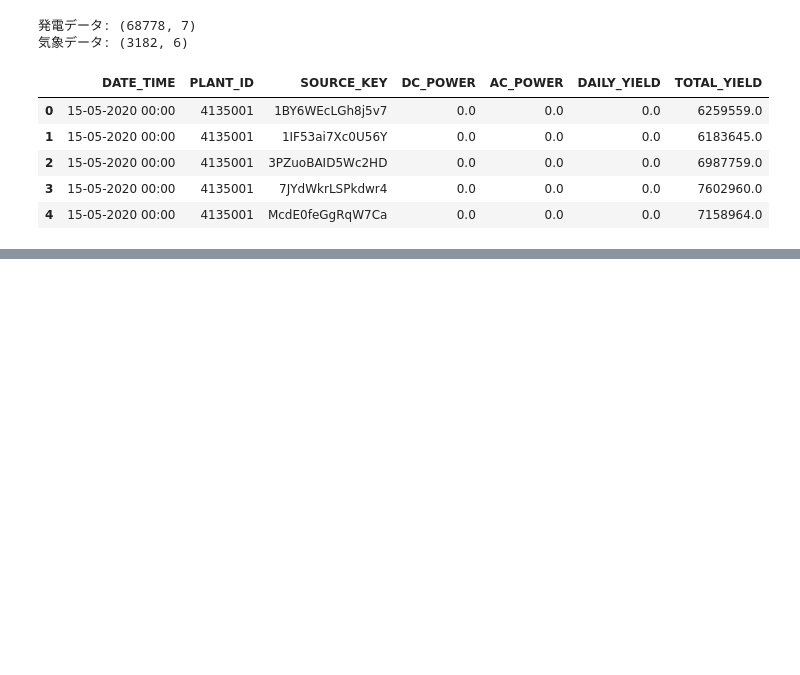
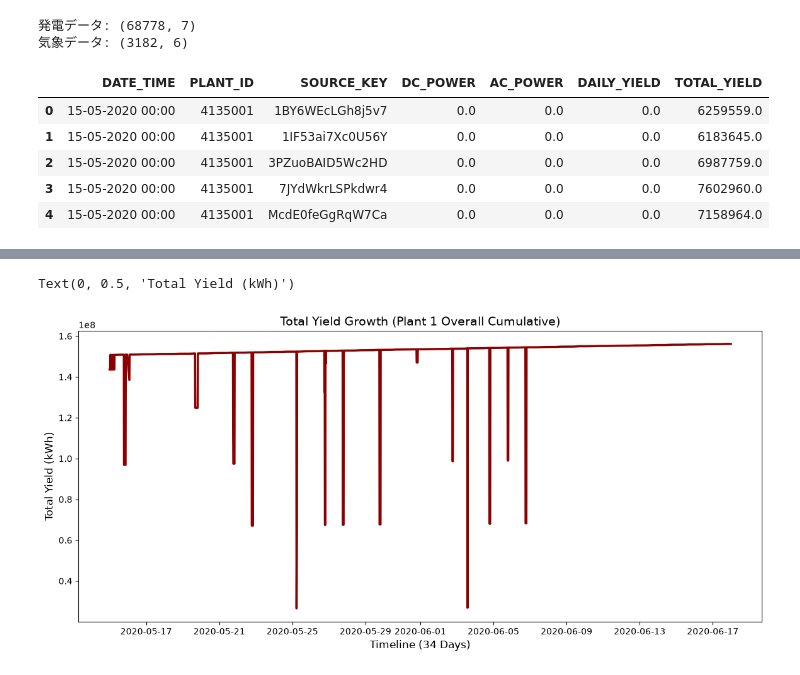
Before and after one commit to tateshita1908/solar-power-forecasting-system, a Jupyter notebook: notebooks/01_equipment_fault_detection.ipynb, the cells around one changed output, grey strips where cells are left out. Drawn from its saved outputs; the diff is of its cells as text; code cells hidden in the pictures; blank space fills up the shorter version.

```diff
--- a/notebooks/01_equipment_fault_detection.ipynb
+++ b/notebooks/01_equipment_fault_detection.ipynb
@@ -22,0 +132,14 @@ gen_df.head()
+# %%
+# 1. 時間ごとに、全インバーターのTOTAL_YIELDを合計して発電所全体の累積にする
+total_yield_trend = plant1_gen_df.groupby('DATE_TIME')['TOTAL_YIELD'].sum().reset_index()
+
+# 2. グラフの描画
+plt.figure(figsize=(14, 6))
+plt.plot(total_yield_trend['DATE_TIME'], total_yield_trend['TOTAL_YIELD'], color='darkred', lw=2.5)
+
+plt.title("Total Yield Growth (Plant 1 Overall Cumulative)", fontsize=14)
+plt.xlabel("Timeline (34 Days)", fontsize=12)
+plt.ylabel("Total Yield (kWh)", fontsize=12)
+# %% [output]
+Text(0, 0.5, 'Total Yield (kWh)')
+[figure, added]
```
Also changed, not shown: parts of 11 cells of this notebook.
